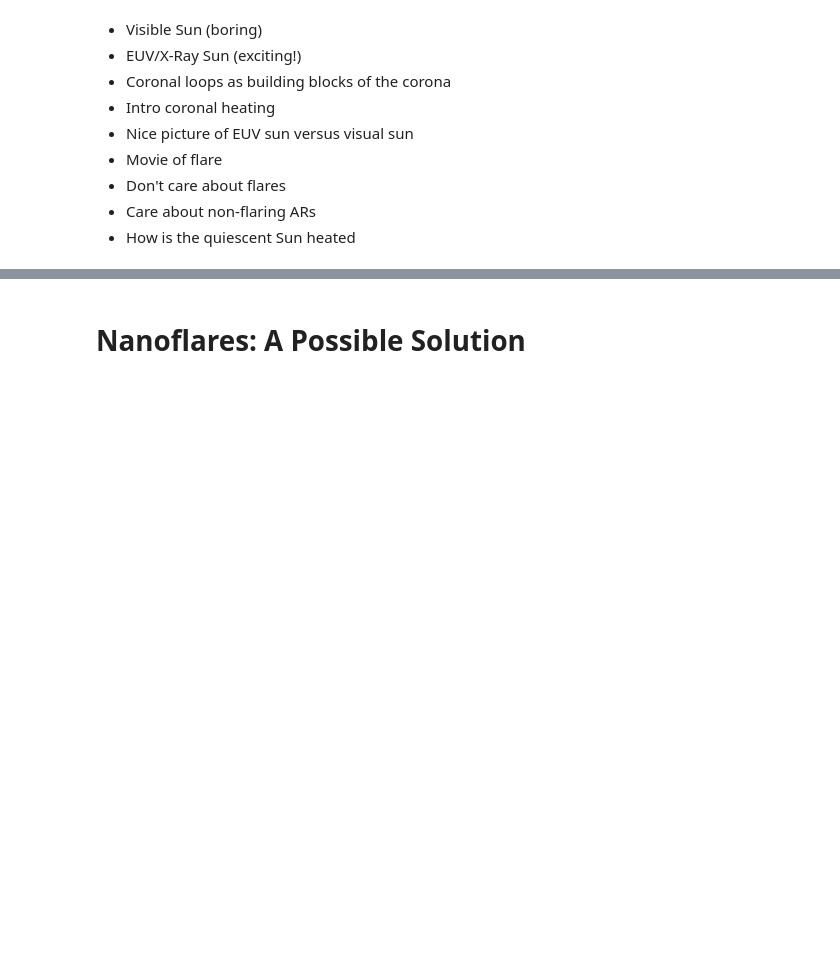
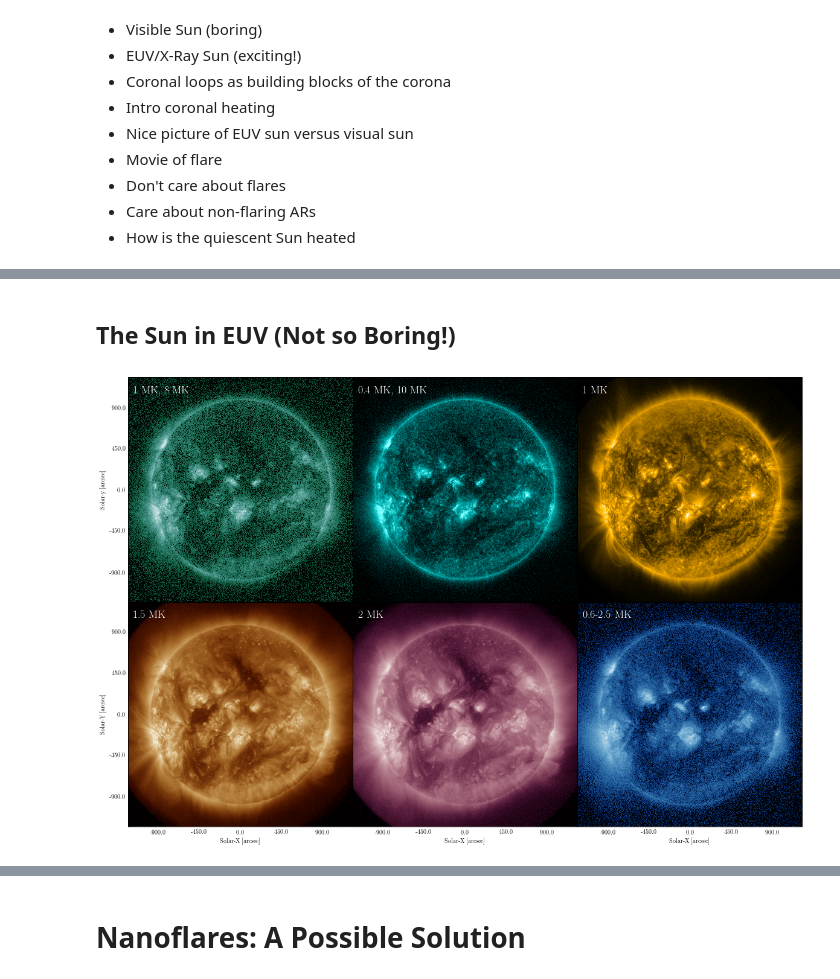
Before and after one commit to wtbarnes/journal-club-spring-2018, a Jupyter notebook: talk.ipynb, the cells around one changed output, grey strips where cells are left out. Cells and saved outputs as stored; diff of their text form; code cells hidden in the pictures; blank space fills up the shorter version.

```diff
--- a/talk.ipynb
+++ b/talk.ipynb
@@ -37,0 +79,74 @@ import synthesizAR
+# %% [markdown]
+## The Sun in EUV (Not so Boring!)
+# %%
+fig = plt.figure(figsize=(20,13.7))
+### 94
+m = sunpy.map.Map('./img/aia_lev1_94a_2014_12_11t19_13_49_12z_image_lev1.fits.fits')
+ax = fig.add_subplot(2,3,1,projection=m)
+m.plot(annotate=False,title=False,axes=ax,vmin=0)
+ax.grid(alpha=0)
+lon=ax.coords[0]
+lat=ax.coords[1]
+lat.set_axislabel('Solar-y [arcsec]')
+lon.set_ticklabel_visible(False)
+lon.set_ticks_visible(False)
+ax.text(100,3800,'1 MK, 8 MK',color='w',fontsize=18);
+### 131
+m = sunpy.map.Map('./img/aia_lev1_131a_2014_12_11t19_13_56_62z_image_lev1.fits.fits')
+ax = fig.add_subplot(2,3,2,projection=m)
+m.plot(annotate=False,title=False,axes=ax,vmin=0)
+ax.grid(alpha=0)
+lon=ax.coords[0]
+lat=ax.coords[1]
+lat.set_ticklabel_visible(False)
+lat.set_ticks_visible(False)
+lon.set_ticklabel_visible(False)
+lon.set_ticks_visible(False)
+ax.text(100,3800,'0.4 MK, 10 MK',color='w',fontsize=18);
+### 171
+m = sunpy.map.Map('./img/aia_lev1_171a_2014_12_11t19_13_47_34z_image_lev1.fits.fits')
+ax = fig.add_subplot(2,3,3,projection=m)
+m.plot(annotate=False,title=False,axes=ax,vmin=0)
+ax.grid(alpha=0)
+lon=ax.coords[0]
+lat=ax.coords[1]
+lat.set_ticklabel_visible(False)
+lat.set_ticks_visible(False)
+lon.set_ticklabel_visible(False)
+lon.set_ticks_visible(False)
+ax.text(100,3800,'1 MK',color='w',fontsize=18);
+### 193
+m = sunpy.map.Map('./img/aia_lev1_193a_2014_12_11t19_13_54_84z_image_lev1.fits.fits')
+ax = fig.add_subplot(2,3,4,projection=m)
+m.plot(annotate=False,title=False,axes=ax,vmin=0)
+ax.grid(alpha=0)
+lon=ax.coords[0]
+lat=ax.coords[1]
+lat.set_axislabel('Solar-Y [arcsec]')
+lon.set_axislabel('Solar-X [arcsec]')
+ax.text(100,3800,'1.5 MK',color='w',fontsize=18);
+### 211
+m = sunpy.map.Map('./img/aia_lev1_211a_2014_12_11t19_13_47_62z_image_lev1.fits.fits')
+ax = fig.add_subplot(2,3,5,projection=m)
+m.plot(annotate=False,title=False,axes=ax,vmin=0)
+ax.grid(alpha=0)
+lon=ax.coords[0]
+lat=ax.coords[1]
+lat.set_ticklabel_visible(False)
+lat.set_ticks_visible(False)
+lon.set_axislabel('Solar-X [arcsec]')
+ax.text(100,3800,'2 MK',color='w',fontsize=18);
+### 335
+m = sunpy.map.Map('./img/aia_lev1_335a_2014_12_11t19_13_50_62z_image_lev1.fits.fits')
+ax = fig.add_subplot(2,3,6,projection=m)
+m.plot(annotate=False,title=False,axes=ax,vmin=0)
+ax.grid(alpha=0)
+plt.subplots_adjust(wspace=0,hspace=0)
+lon=ax.coords[0]
+lat=ax.coords[1]
+lat.set_ticklabel_visible(False)
+lat.set_ticks_visible(False)
+lon.set_axislabel('Solar-X [arcsec]')
+ax.text(100,3800,'0.6-2.5 MK',color='w',fontsize=18);
+# %% [output]
+[figure, added]
```
Also changed, not shown: parts of 26 cells of this notebook.
